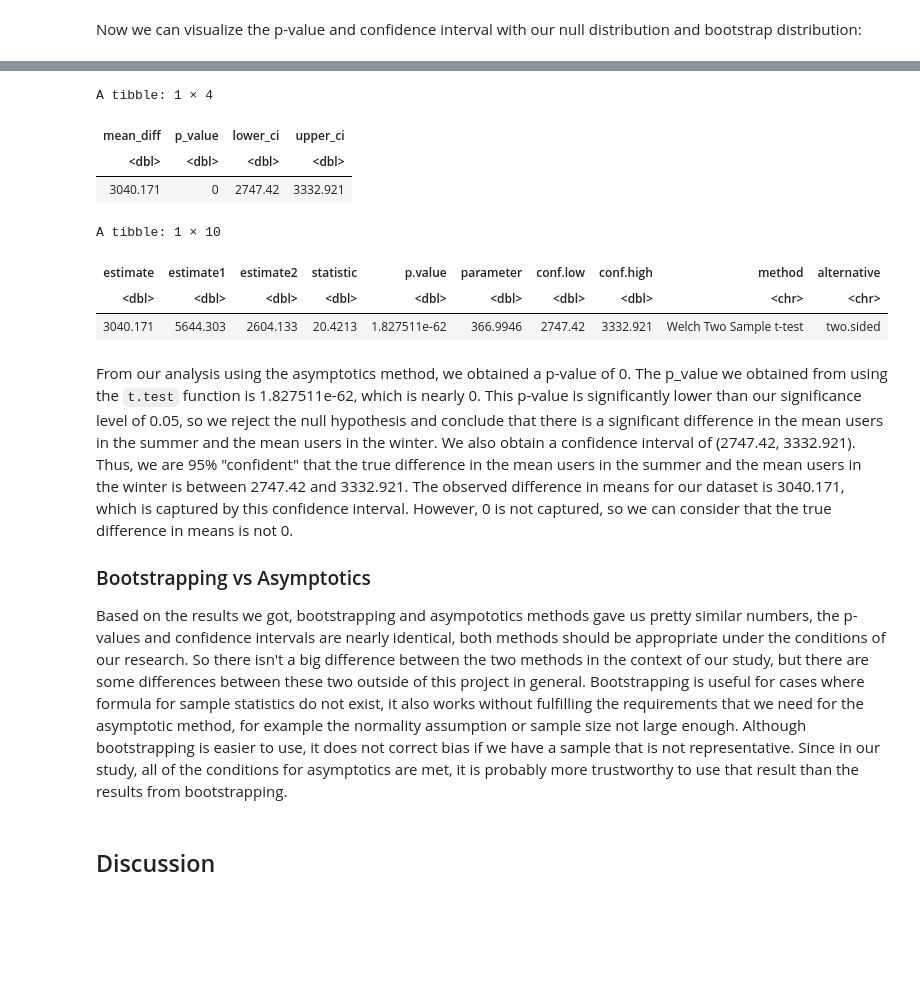
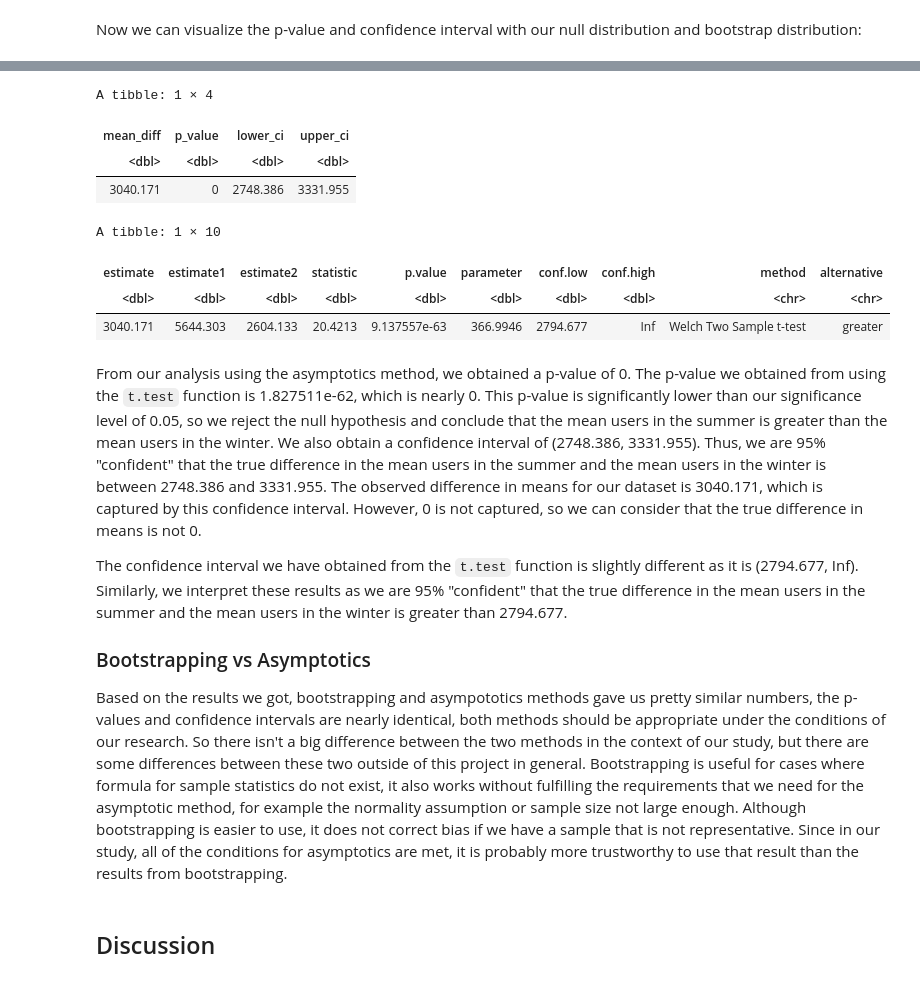
Before and after one commit to megannma/stat-201-2023s2-group-10, a Jupyter notebook: final_report.ipynb, the cells around one changed output, grey strips where cells are left out. Saved outputs shown, nothing was run; the diff lists cells and outputs as text; code cells hidden in the pictures; blank space fills up the shorter version.

```diff
--- a/final_report.ipynb
+++ b/final_report.ipynb
@@ -45,8 +47,8 @@ Note that the seasons are displayed as numbers, where 1: Winter, 2: Spring, 3: S
 # %%
 selected_bike_day_data <-
     bike_day_data %>%
-    select(season, workingday, temp, casual, registered, cnt) %>%
+    select(season, workingday, casual, registered, cnt) %>%
     mutate(season = as.factor(season), workingday = as.factor(workingday)) %>%
-    filter(!is.na(season), !is.na(workingday), !is.na(temp), !is.na(casual), !is.na(registered), !is.na(cnt))
+    filter(!is.na(season), !is.na(workingday), !is.na(casual), !is.na(registered), !is.na(cnt))
 head(selected_bike_day_data)
 # %% [output]
@@ -219,40 +226,42 @@ winter_mean <- mean(winter_cnt$cnt)
 # Compute the standard deviation of counts for summer and winter
 summer_sd <- sd(summer_cnt$cnt)
 winter_sd <- sd(winter_cnt$cnt)
 
 # Compute the difference in means between summer counts and winter counts
 mean_diff <- summer_mean - winter_mean
 
 # Compute the standard error under the null distribution
 null_std_error <- sqrt(summer_sd^2/summer_n+winter_sd^2/winter_n)
 
 # Compute the degrees of freedom
 df <- (summer_sd^2/summer_n+winter_sd^2/winter_n)^2 / (summer_sd^4/(summer_n^2*(summer_n-1))+winter_sd^4/(winter_n^2*(winter_n-1)))
 
 # Compute the p-value
 p_value <- pt(mean_diff, df = df, lower.tail = FALSE)
 
 # Construct a 95% confidence interval for the true population parameter
-ci <- tibble(lower_ci = mean_diff - qt(0.975, df = df) * null_std_error,
-             upper_ci = mean_diff + qt(0.975, df = df) * null_std_error)
+ci <- tibble(lower_ci = mean_diff - qnorm(0.975) * null_std_error,
+             upper_ci = mean_diff + qnorm(0.975) * null_std_error)
 
 # Display the results in a tibble
 tibble(mean_diff, p_value, ci)
 
 # Perform the two-sample t-test again using the R function `t.test`
-seasons_t_test <- tidy(t.test(x = summer_cnt$cnt, y = winter_cnt$cnt, alternative = "two.sided"))
+seasons_t_test <- tidy(t.test(x = summer_cnt$cnt, y = winter_cnt$cnt, conf.level = 0.95, alternative = "greater"))
 seasons_t_test
 # %% [output]
 A tibble: 1 × 4
 | mean_diff | p_value | lower_ci | upper_ci |
 | <dbl> | <dbl> | <dbl> | <dbl> |
-| 3040.171 | 0 | 2747.42 | 3332.921 |
+| 3040.171 | 0 | 2748.386 | 3331.955 |
 A tibble: 1 × 10
 | estimate | estimate1 | estimate2 | statistic | p.value | parameter | conf.low | conf.high | method | alternative |
 | <dbl> | <dbl> | <dbl> | <dbl> | <dbl> | <dbl> | <dbl> | <dbl> | <chr> | <chr> |
-| 3040.171 | 5644.303 | 2604.133 | 20.4213 | 1.827511e-62 | 366.9946 | 2747.42 | 3332.921 | Welch Two Sample t-test | two.sided |
+| 3040.171 | 5644.303 | 2604.133 | 20.4213 | 9.137557e-63 | 366.9946 | 2794.677 | Inf | Welch Two Sample t-test | greater |
 # %% [markdown]
-From our analysis using the asymptotics method, we obtained a p-value of 0. The p_value we obtained from using the `t.test` function is 1.827511e-62, which is nearly 0. This p-value is significantly lower than our significance level of 0.05, so we reject the null hypothesis and conclude that there is a significant difference in the mean users in the summer and the mean users in the winter. We also obtain a confidence interval of (2747.42, 3332.921). Thus, we are 95% "confident" that the true difference in the mean users in the summer and the mean users in the winter is between 2747.42 and 3332.921. The observed difference in means for our dataset is 3040.171, which is captured by this confidence interval. However, 0 is not captured, so we can consider that the true difference in means is not 0.
+From our analysis using the asymptotics method, we obtained a p-value of 0. The p-value we obtained from using the `t.test` function is 1.827511e-62, which is nearly 0. This p-value is significantly lower than our significance level of 0.05, so we reject the null hypothesis and conclude that the mean users in the summer is greater than the mean users in the winter. We also obtain a confidence interval of (2748.386, 3331.955). Thus, we are 95% "confident" that the true difference in the mean users in the summer and the mean users in the winter is between 2748.386 and 3331.955. The observed difference in means for our dataset is 3040.171, which is captured by this confidence interval. However, 0 is not captured, so we can consider that the true difference in means is not 0.
+
+The confidence interval we have obtained from the `t.test` function is slightly different as it is (2794.677, Inf). Similarly, we interpret these results as we are 95% "confident" that the true difference in the mean users in the summer and the mean users in the winter is greater than 2794.677.
 
 ###  Bootstrapping vs Asymptotics
 
```
Also changed, not shown: parts of 8 cells of this notebook.
